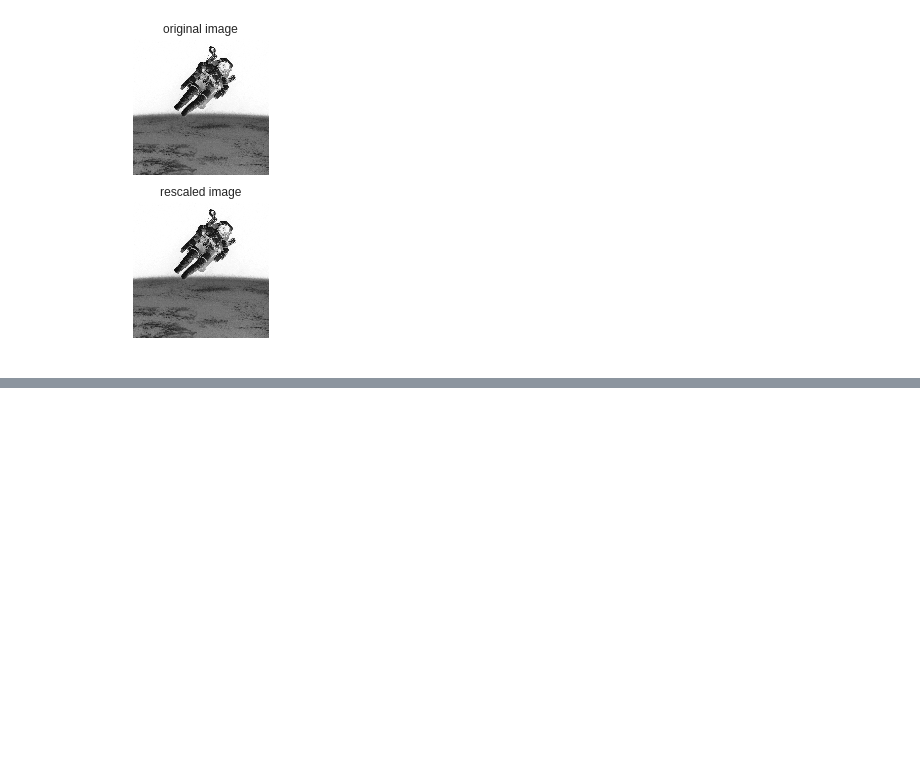
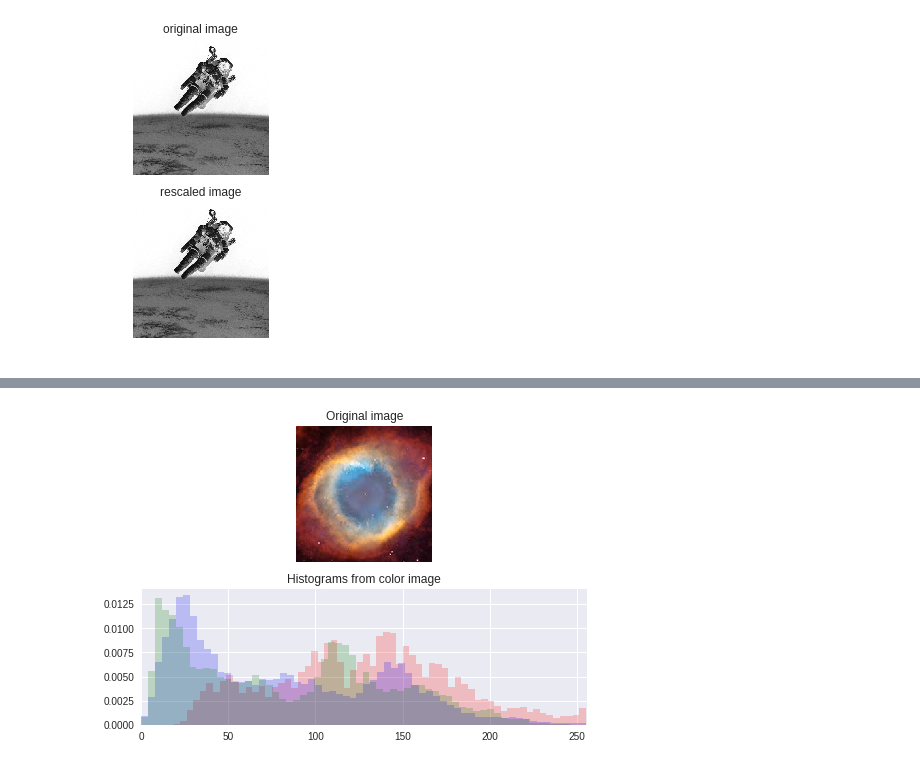
Before and after one commit to saadkattan/python-visualization, a Jupyter notebook: images.ipynb, the cells around one changed output, grey strips where cells are left out. Cells and saved outputs as stored; diff of their text form; code cells hidden in the pictures; blank space fills up the shorter version.

```diff
--- a/images.ipynb
+++ b/images.ipynb
@@ -114,0 +178,30 @@ The rescaled smallest & largest pixel intensities are 0.00 & 256.00.
+# %%
+# Load the image into an array: image
+image = plt.imread('/content/drive/My Drive/Colab Notebooks/python-visualization/colorimage.jpg')
+
+# Display image in top subplot
+plt.subplot(2,1,1)
+plt.title('Original image')
+plt.axis('off')
+plt.imshow(image)
+
+# Extract 2-D arrays of the RGB channels: red, blue, green
+red, green, blue = image[:,:,0], image[:,:,1], image[:,:,2]
+
+# Flatten the 2-D arrays of the RGB channels into 1-D
+red_pixels = red.flatten()
+blue_pixels = blue.flatten()
+green_pixels = green.flatten()
+
+# Overlay histograms of the pixels of each color in the bottom subplot
+plt.subplot(2,1,2)
+plt.title('Histograms from color image')
+plt.xlim((0,256))
+plt.hist(red_pixels, bins=64, normed=True, color='red', alpha=0.2)
+plt.hist(blue_pixels, bins=64, normed=True, color='blue', alpha=0.2)
+plt.hist(green_pixels, bins=64, normed=True, color='green',alpha=0.2)
+
+# Display the plot
+plt.show()
+# %% [output]
+[figure, added]
```
Also changed, not shown: parts of 7 cells of this notebook.
